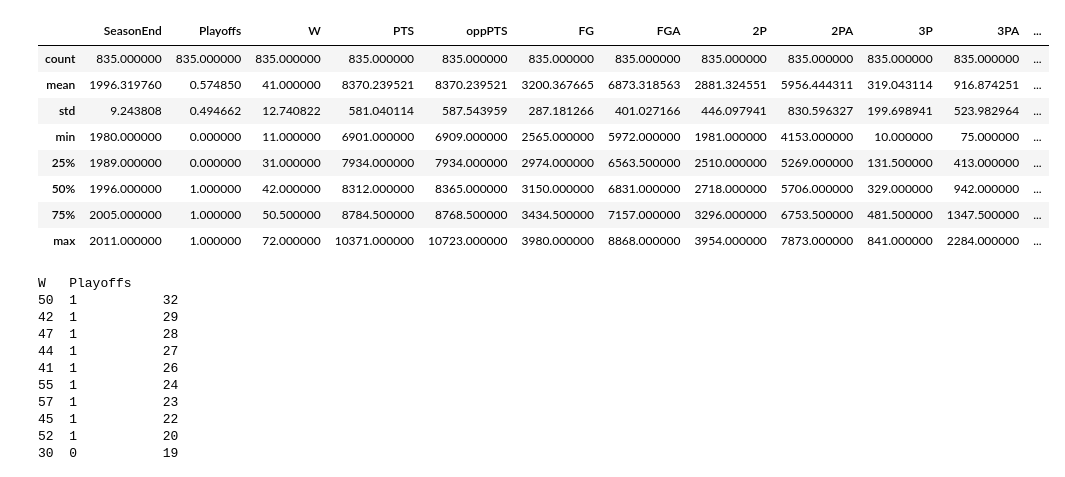
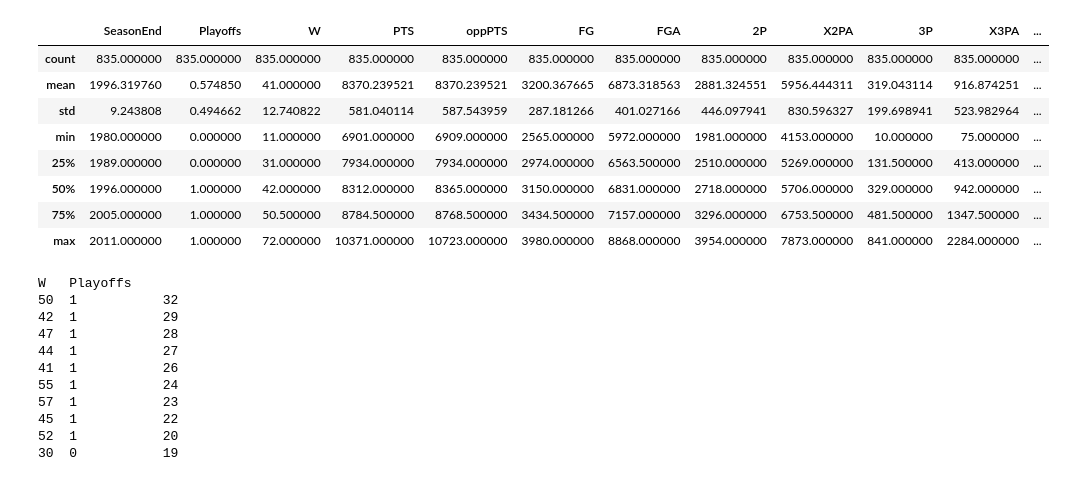
Before and after one commit to kureck/analytics-edge, a Jupyter notebook: nba.ipynb, the cells around one changed output. Cells and saved outputs as stored; diff of their text form; code cells hidden in the pictures.

```diff
--- a/nba.ipynb
+++ b/nba.ipynb
@@ -6,8 +7,10 @@ import statsmodels.formula.api as sm
 # %%
 nba = pd.read_csv('./data/NBA_train.csv')
+renamed = {'2PA': 'X2PA', '3PA': 'X3PA'}
+nba.rename(columns=renamed, inplace=True)
 nba.describe()
 # %% [output]
-|  | SeasonEnd | Playoffs | W | PTS | oppPTS | FG | FGA | 2P | 2PA | 3P | 3PA | ... |
+|  | SeasonEnd | Playoffs | W | PTS | oppPTS | FG | FGA | 2P | X2PA | 3P | X3PA | ... |
 | count | 835.000000 | 835.000000 | 835.000000 | 835.000000 | 835.000000 | 835.000000 | 835.000000 | 835.000000 | 835.000000 | 835.000000 | 835.000000 | ... |
 | mean | 1996.319760 | 0.574850 | 41.000000 | 8370.239521 | 8370.239521 | 3200.367665 | 6873.318563 | 2881.324551 | 5956.444311 | 319.043114 | 916.874251 | ... |
 | std | 9.243808 | 0.494662 | 12.740822 | 581.040114 | 587.543959 | 287.181266 | 401.027166 | 446.097941 | 830.596327 | 199.698941 | 523.982964 | ... |
```
Also changed, not shown: parts of 17 cells of this notebook.
